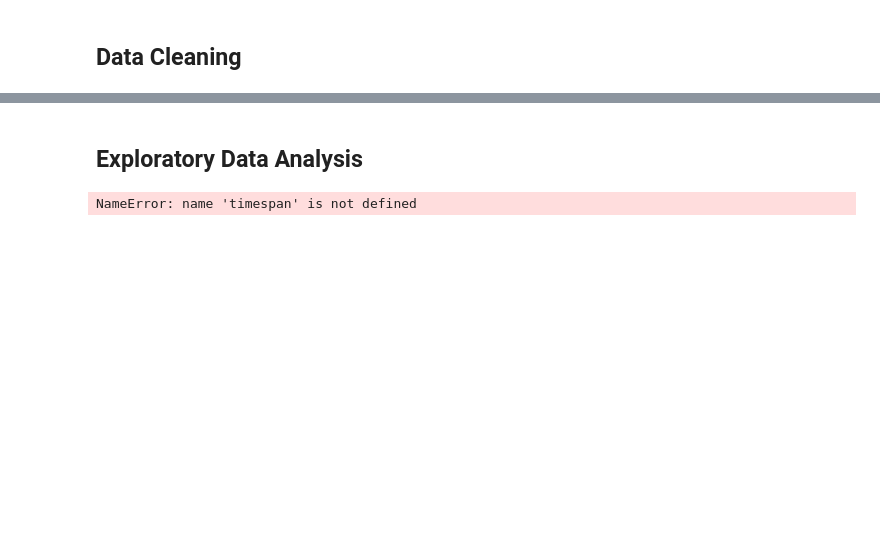
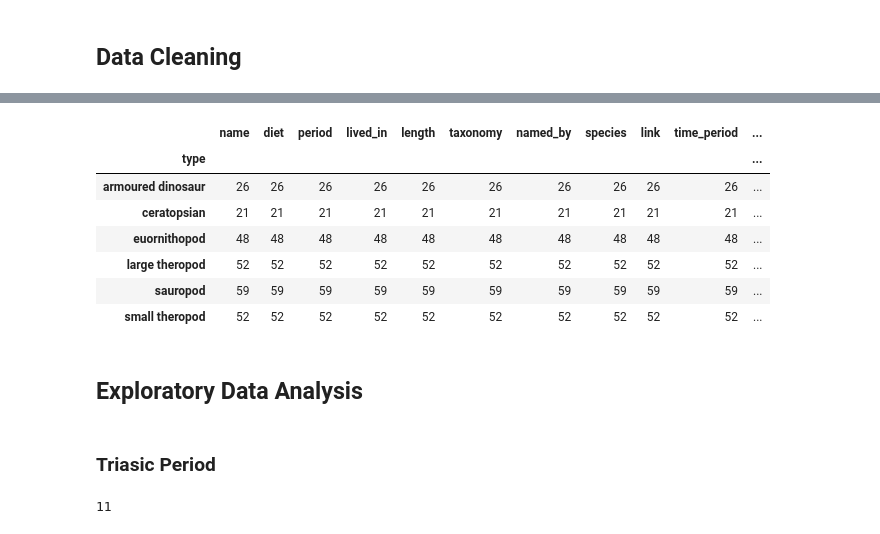
Before and after one commit to e2wang/dino-analysis, a Jupyter notebook: notebooks/analysis.ipynb, the cells around one changed output, grey strips where cells are left out. Saved outputs shown, nothing was run; the diff lists cells and outputs as text; code cells hidden in the pictures; blank space fills up the shorter version.

```diff
--- a/notebooks/analysis.ipynb
+++ b/notebooks/analysis.ipynb
@@ -109,2 +147,13 @@ jurassic_cleaned.head()
+# %%
+jurassic_cleaned.groupby('type').count()
+# %% [output]
+|  | name | diet | period | lived_in | length | taxonomy | named_by | species | link | time_period | ... |
+| type |  |  |  |  |  |  |  |  |  |  | ... |
+| armoured dinosaur | 26 | 26 | 26 | 26 | 26 | 26 | 26 | 26 | 26 | 26 | ... |
+| ceratopsian | 21 | 21 | 21 | 21 | 21 | 21 | 21 | 21 | 21 | 21 | ... |
+| euornithopod | 48 | 48 | 48 | 48 | 48 | 48 | 48 | 48 | 48 | 48 | ... |
+| large theropod | 52 | 52 | 52 | 52 | 52 | 52 | 52 | 52 | 52 | 52 | ... |
+| sauropod | 59 | 59 | 59 | 59 | 59 | 59 | 59 | 59 | 59 | 59 | ... |
+| small theropod | 52 | 52 | 52 | 52 | 52 | 52 | 52 | 52 | 52 | 52 | ... |
 # %% [markdown]
 ## Exploratory Data Analysis
@@ -123,5 +265,9 @@ def generate_plots(period, continent):
     return
-# %%
-generate_plots('Cretaceous', 'Africa')
-# %% [output]
-NameError: name 'timespan' is not defined
+# %% [markdown]
+### Triasic Period
+# %%
+# Filter to only Jurassic dinosaurs
+triassic = jurassic_cleaned[(jurassic_cleaned['time_period'] == 'Triassic')]
+len(triassic)
+# %% [output]
+11
```
Also changed, not shown: parts of 17 cells of this notebook.
